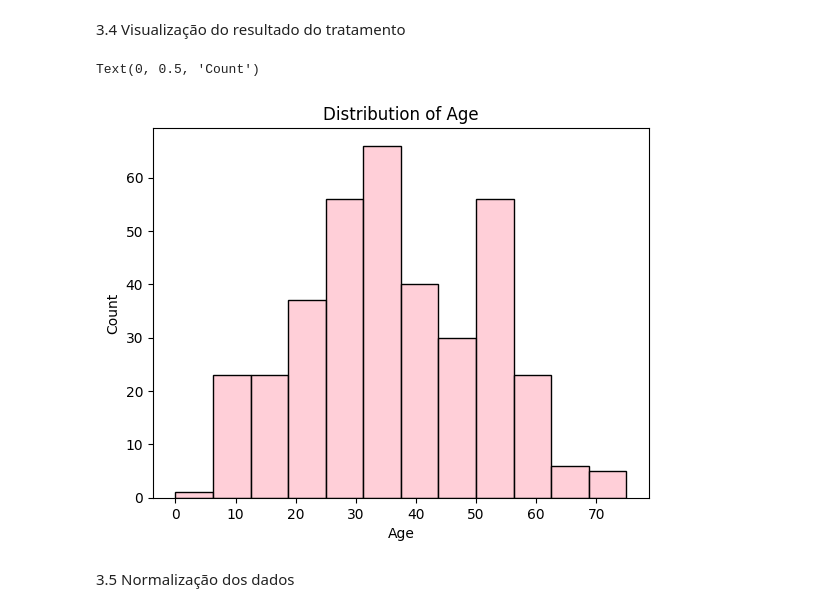
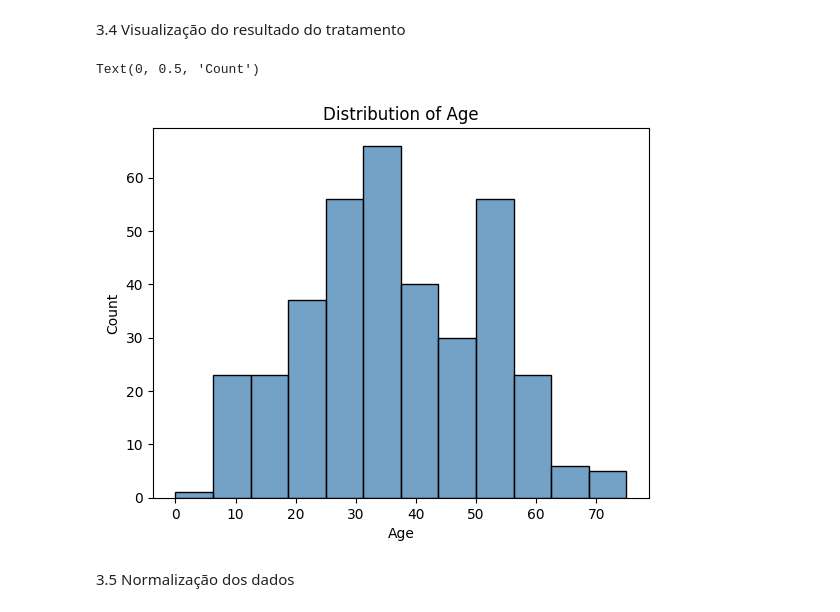
Before and after one commit to rayssacoelho/learning_ai, a Jupyter notebook: projeto_avaliacao/notebooks/projeto.ipynb, the cells around one changed output. Saved outputs shown, nothing was run; the diff lists cells and outputs as text; code cells hidden in the pictures.

```diff
--- a/projeto_avaliacao/notebooks/projeto.ipynb
+++ b/projeto_avaliacao/notebooks/projeto.ipynb
@@ -374,13 +374,13 @@ Age — min: 0 | max: 75
 # %% [markdown]
 3.4 Visualização do resultado do tratamento
 # %%
-sns.histplot(x=df_out['age'], color="pink") # mostra a distribuição das classes (doenças) no dataset usando um gráfico de barras
+sns.histplot(x=df_out['age'], color="steelblue") # mostra a distribuição das classes (doenças) no dataset usando um gráfico de barras
 plt.title("Distribution of Age") # título do gráfico
 plt.xlabel("Age") # rótulo do eixo x
 plt.ylabel("Count") # rótulo do eixo y
 # %% [output]
 Text(0, 0.5, 'Count')
-[figure, old version]
+[figure, new version]
 # %% [markdown]
 3.5 Normalização dos dados
 # %%
```
Also changed, not shown: parts of 4 cells of this notebook, 1 other file.
